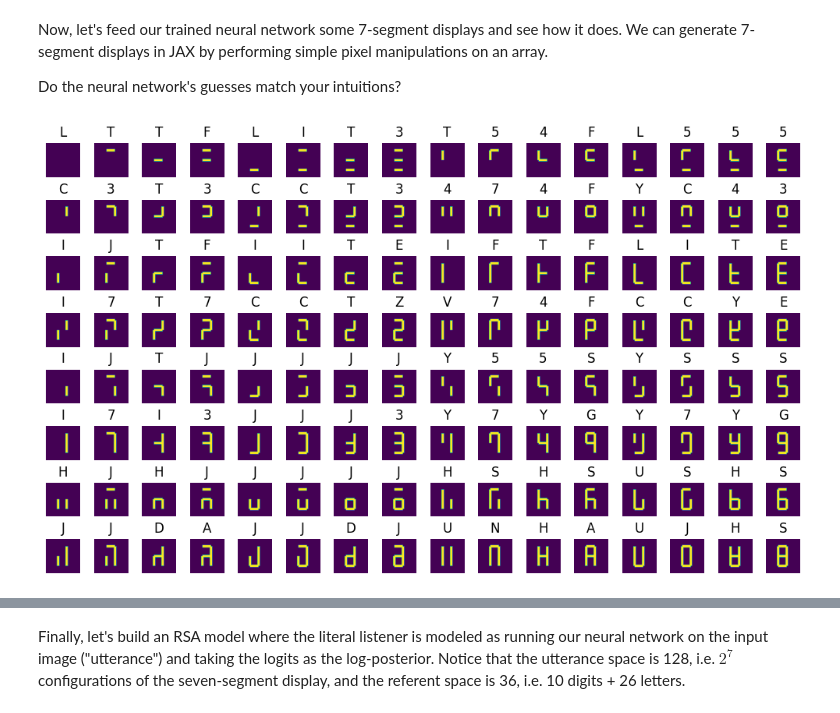
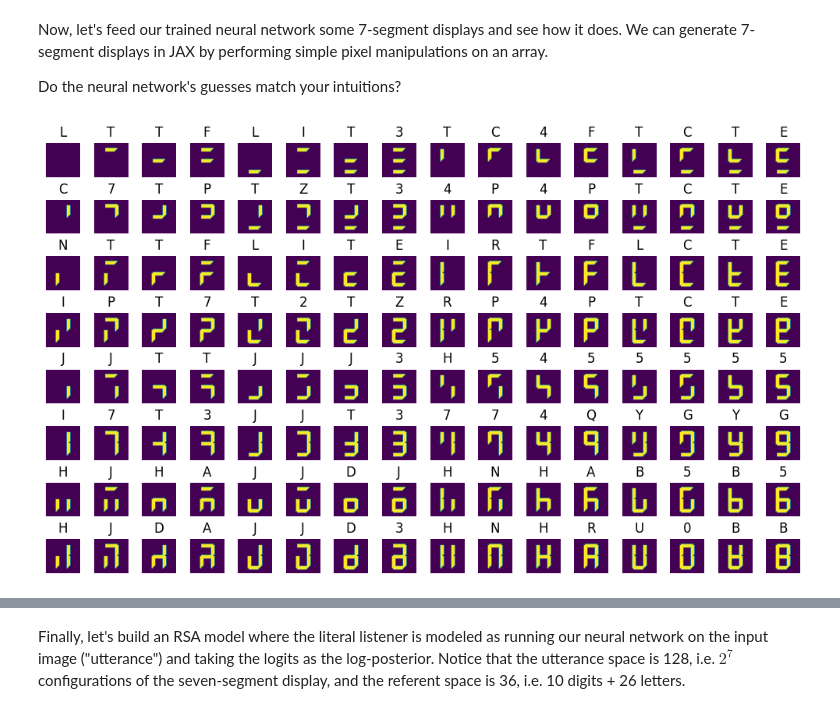
Before and after one commit to kach/memo, a Jupyter notebook: demo/demo-7segment.ipynb, the cells around one changed output, grey strips where cells are left out. Drawn from its saved outputs; the diff is of its cells as text; code cells hidden in the pictures.

```diff
--- a/demo/demo-7segment.ipynb
+++ b/demo/demo-7segment.ipynb
@@ -30,18 +37,16 @@ labls = []
 
 from collections import Counter
 cnt = Counter()
-for feat, labl in tqdm(ds_number):
+for feat, labl in ds_number:
     if cnt[labl] > 4800:
         continue
     cnt[labl] += 1
     feats.append(np.array(feat).T)
     labls.append(labl)
-for feat, labl in tqdm(ds_letter):
+for feat, labl in ds_letter:
     if 1 <= labl <= 26:
         feats.append(np.array(feat).T)
         labls.append(labl + 10 - 1)
-
-NUM_CLASS = 36
 # %%
 feats_ = np.expand_dims(np.array(feats), -1)
 labls_ = np.expand_dims(np.array(labls), -1)
@@ -137,50 +339,66 @@ else:
 Now, let's feed our trained neural network some 7-segment displays and see how it does. We can generate 7-segment displays in JAX by performing simple pixel manipulations on an array.
 
 Do the neural network's guesses match your intuitions?
+# %%
+empty_state = train_state.TrainState.create(
+    apply_fn=cnn.apply,
+    params=jax.tree_util.tree_map(np.zeros_like, variables['params']),  # values of the tree leaf doesn't matter
+    tx=tx,
+)
+restore_args = orbax_utils.restore_args_from_target({"state": empty_state})
+state = orbax.checkpoint.PyTreeCheckpointer().restore(os.path.abspath('./7-aux/resnetweights40'), {"state": empty_state}, restore_args)
+state = state["state"]
 # %%
+mask = jnp.zeros(36)
+mask = mask.at[16:].set(-999999)
+
 @jax.jit
-def predict(img):
-    return state.apply_fn(
-        {'params': state.params},
-        jnp.expand_dims(img, (0, -1))
-    )[0]
+def predict(state, img):
+    return state.apply_fn({"params": state.params}, jnp.expand_dims(img, (0, -1)))[0] + mask
+
 
 @jax.jit
 def make_7seg(i):
     L = +10
     R = -12
     U = 5
     M = 13
     D = 21
     canvas = jnp.zeros((28, 28))
     segs = [(i & (1 << n)) != 0 for n in range(7)]
-    canvas = canvas.at[ U, L:R].set(segs[0])
-    canvas = canvas.at[ M, L:R].set(segs[1])
-    canvas = canvas.at[ D, L:R].set(segs[2])
-    canvas = canvas.at[ U+1:M, L-1].set(segs[3])
-    canvas = canvas.at[ U+1:M, R].set(segs[4])
-    canvas = canvas.at[ M+1:D, L-1].set(segs[5])
-    canvas = canvas.at[ M+1:D, R].set(segs[6])
+    canvas = canvas.at[U, L:R].set(segs[0])
+    canvas = canvas.at[M, L:R].set(segs[1])
+    canvas = canvas.at[D, L:R].set(segs[2])
+    canvas = canvas.at[U + 1 : M, L - 1].set(segs[3])
+    canvas = canvas.at[U + 1 : M, R].set(segs[4])
+    canvas = canvas.at[M + 1 : D, L - 1].set(segs[5])
+    canvas = canvas.at[M + 1 : D, R].set(segs[6])
     canvas = (
         canvas
         + jnp.roll(canvas, 1, axis=0)
         + jnp.roll(canvas, 1, axis=1)
         + jnp.roll(jnp.roll(canvas, 1, axis=0), 1, axis=1)
     )
 
     canvas = 255 * (canvas != 0)
     return canvas
 
+
 plt.figure(figsize=(10, 6))
 for i in range(128):
     plt.subplot(8, 16, i + 1)
     img = np.array(make_7seg(i))
     plt.imshow(img)
     import string
+
     chars = string.digits + string.ascii_uppercase
-    name = chars[predict(img).argsort()[-1]]
+    name = (
+        chars[predict(img).argsort()[-1]]
+        # + ', ' +
+        # chars[predict(img).argsort()[-2]]
+    )
     plt.title(name)
-    plt.axis('off')
+    plt.axis("off")
 plt.tight_layout()
 # %% [output]
-[figure, old version]
+[figure, new version]
```
Also changed, not shown: parts of 9 cells of this notebook, 3 other files.
